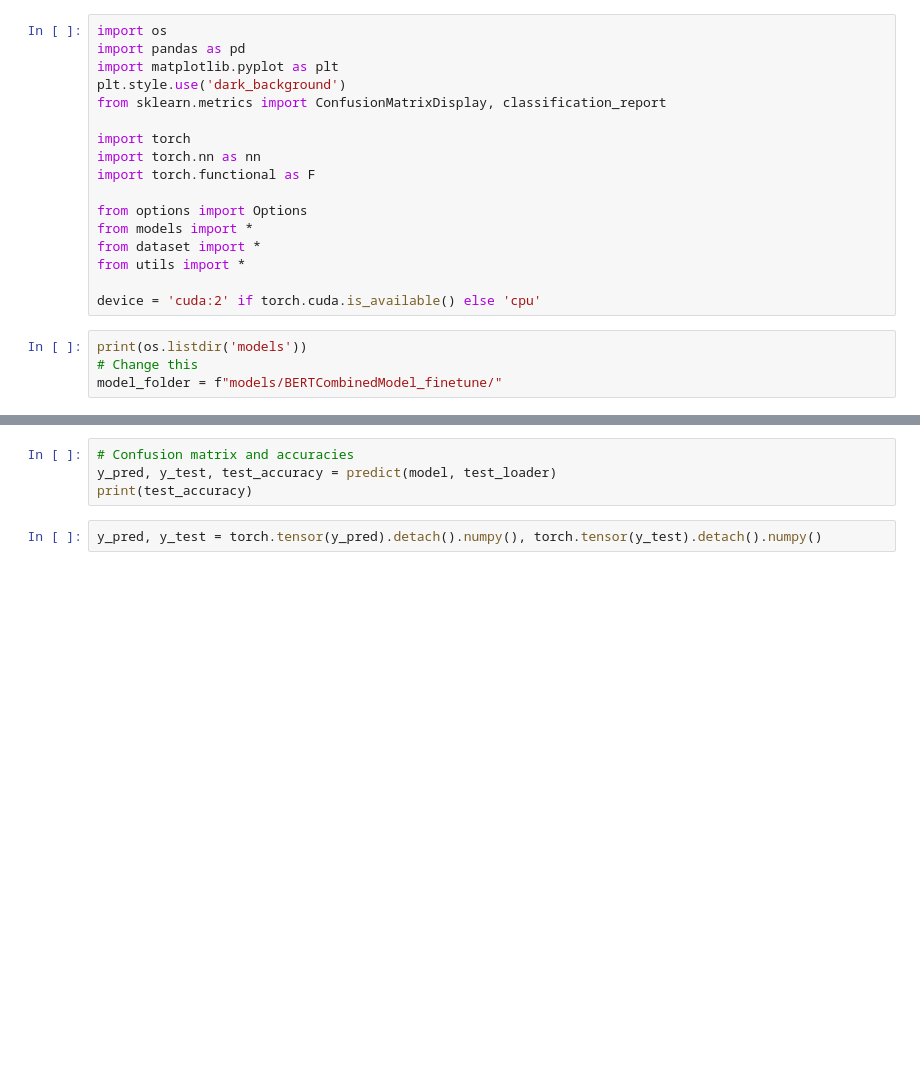
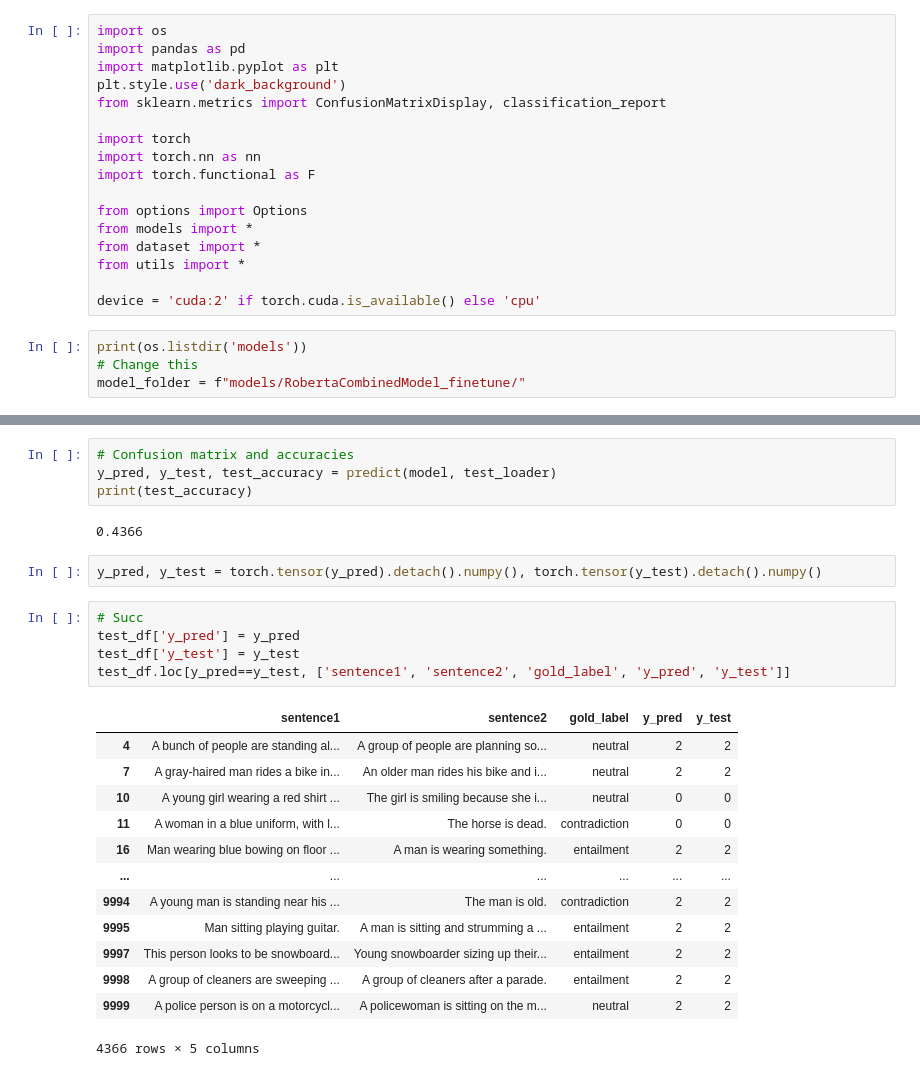
Before and after one commit to statix531441/BERT_NLI, a Jupyter notebook: Results.ipynb, the cells around one changed output, grey strips where cells are left out. Saved outputs shown, nothing was run; the diff lists cells and outputs as text; blank space fills up the shorter version.

```diff
--- a/Results.ipynb
+++ b/Results.ipynb
@@ -18,4 +18,4 @@ device = 'cuda:2' if torch.cuda.is_available() else 'cpu'
 # %%
 print(os.listdir('models'))
 # Change this
-model_folder = f"models/BERTCombinedModel_finetune/"
+model_folder = f"models/RobertaCombinedModel_finetune/"
@@ -49,6 +57,27 @@ for i, key in enumerate(history.keys()):
 # Confusion matrix and accuracies
 y_pred, y_test, test_accuracy = predict(model, test_loader)
 print(test_accuracy)
+# %% [output]
+0.4366
 # %%
 y_pred, y_test = torch.tensor(y_pred).detach().numpy(), torch.tensor(y_test).detach().numpy()
+# %%
+# Succ
+test_df['y_pred'] = y_pred
+test_df['y_test'] = y_test
+test_df.loc[y_pred==y_test, ['sentence1', 'sentence2', 'gold_label', 'y_pred', 'y_test']]
+# %% [output]
+|  | sentence1 | sentence2 | gold_label | y_pred | y_test |
+| 4 | A bunch of people are standing al... | A group of people are planning so... | neutral | 2 | 2 |
+| 7 | A gray-haired man rides a bike in... | An older man rides his bike and i... | neutral | 2 | 2 |
+| 10 | A young girl wearing a red shirt ... | The girl is smiling because she i... | neutral | 0 | 0 |
+| 11 | A woman in a blue uniform, with l... | The horse is dead. | contradiction | 0 | 0 |
+| 16 | Man wearing blue bowing on floor ... | A man is wearing something. | entailment | 2 | 2 |
+| ... | ... | ... | ... | ... | ... |
+| 9994 | A young man is standing near his ... | The man is old. | contradiction | 2 | 2 |
+| 9995 | Man sitting playing guitar. | A man is sitting and strumming a ... | entailment | 2 | 2 |
+| 9997 | This person looks to be snowboard... | Young snowboarder sizing up their... | entailment | 2 | 2 |
+| 9998 | A group of cleaners are sweeping ... | A group of cleaners after a parade. | entailment | 2 | 2 |
+| 9999 | A police person is on a motorcycl... | A policewoman is sitting on the m... | neutral | 2 | 2 |
+4366 rows × 5 columns
 # %%
```
Also changed, not shown: parts of 6 cells of this notebook.
